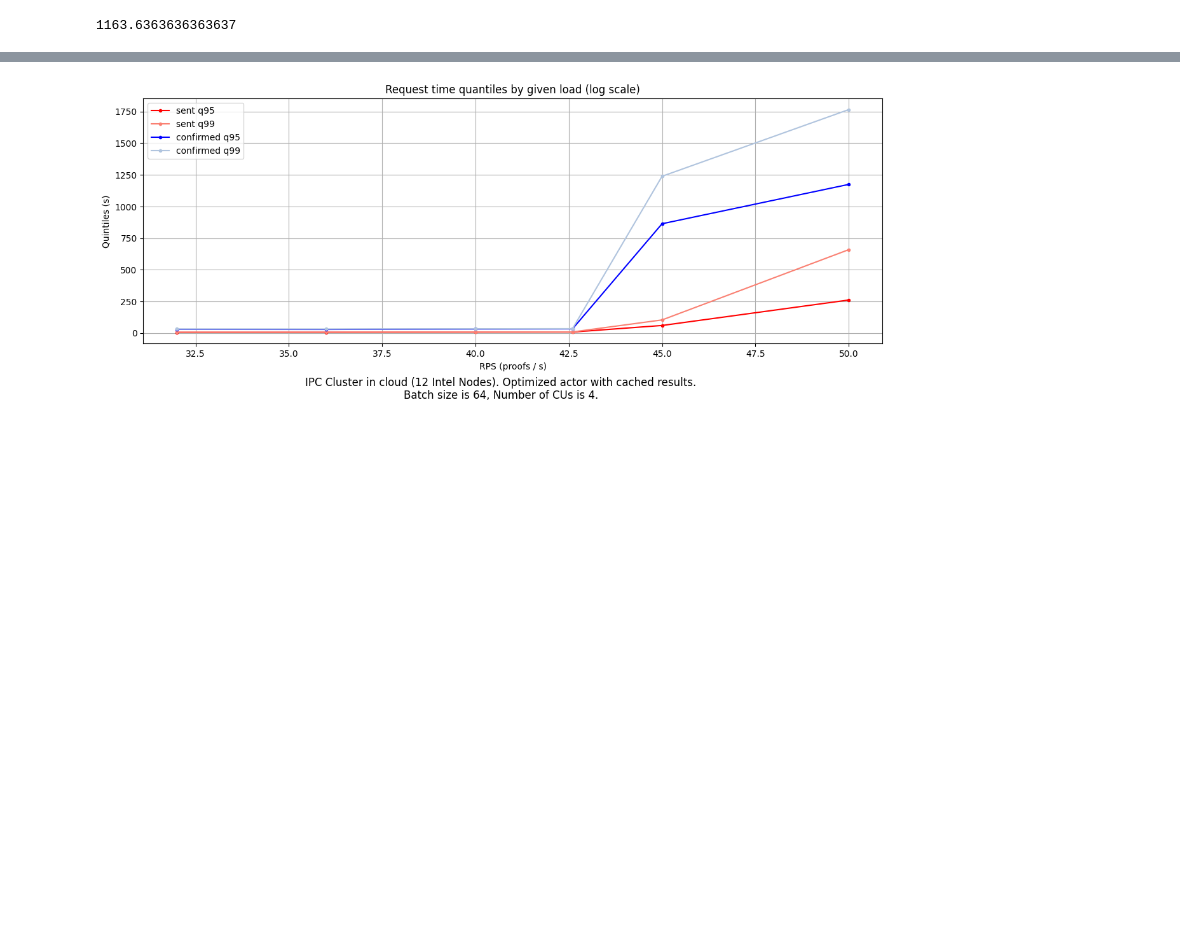
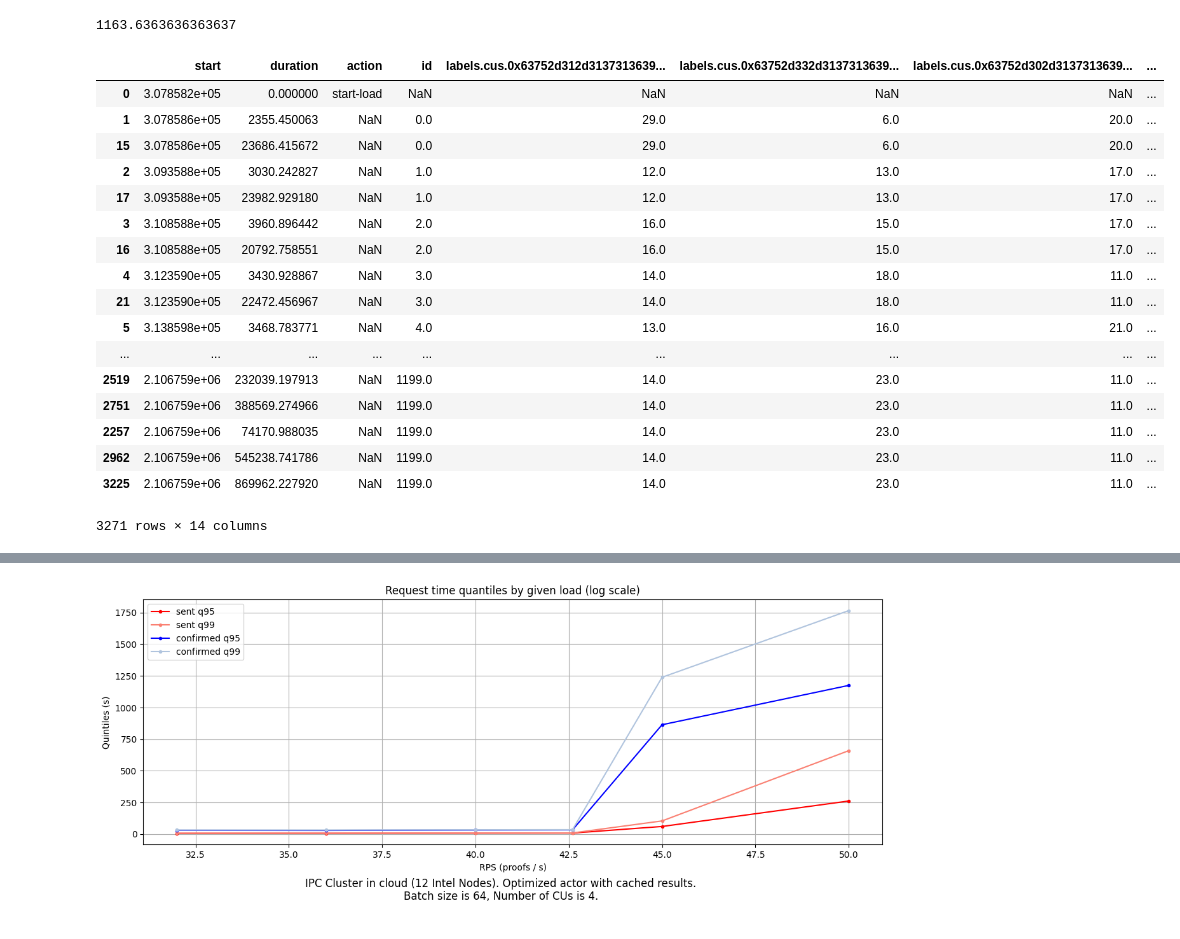
Before and after one commit to fluencelabs/ipc-load-test, a Jupyter notebook: analysis/Analysis.ipynb, the cells around one changed output, grey strips where cells are left out. Saved outputs shown, nothing was run; the diff lists cells and outputs as text; code cells hidden in the pictures; blank space fills up the shorter version.

```diff
--- a/analysis/Analysis.ipynb
+++ b/analysis/Analysis.ipynb
@@ -38,3 +39,24 @@ points.rename(columns={
 }, inplace=True)
 points["end"] = points['start'] + points['duration']
 points.sort_values(by='start', inplace=True)
+# %%
+points
+# %% [output]
+|  | start | duration | action | id | labels.cus.0x63752d312d3137313639... | labels.cus.0x63752d332d3137313639... | labels.cus.0x63752d302d3137313639... | ... |
+| 0 | 3.078582e+05 | 0.000000 | start-load | NaN | NaN | NaN | NaN | ... |
+| 1 | 3.078586e+05 | 2355.450063 | NaN | 0.0 | 29.0 | 6.0 | 20.0 | ... |
+| 15 | 3.078586e+05 | 23686.415672 | NaN | 0.0 | 29.0 | 6.0 | 20.0 | ... |
+| 2 | 3.093588e+05 | 3030.242827 | NaN | 1.0 | 12.0 | 13.0 | 17.0 | ... |
+| 17 | 3.093588e+05 | 23982.929180 | NaN | 1.0 | 12.0 | 13.0 | 17.0 | ... |
+| 3 | 3.108588e+05 | 3960.896442 | NaN | 2.0 | 16.0 | 15.0 | 17.0 | ... |
+| 16 | 3.108588e+05 | 20792.758551 | NaN | 2.0 | 16.0 | 15.0 | 17.0 | ... |
+| 4 | 3.123590e+05 | 3430.928867 | NaN | 3.0 | 14.0 | 18.0 | 11.0 | ... |
+| 21 | 3.123590e+05 | 22472.456967 | NaN | 3.0 | 14.0 | 18.0 | 11.0 | ... |
+| 5 | 3.138598e+05 | 3468.783771 | NaN | 4.0 | 13.0 | 16.0 | 21.0 | ... |
+| ... | ... | ... | ... | ... | ... | ... | ... | ... |
+| 2519 | 2.106759e+06 | 232039.197913 | NaN | 1199.0 | 14.0 | 23.0 | 11.0 | ... |
+| 2751 | 2.106759e+06 | 388569.274966 | NaN | 1199.0 | 14.0 | 23.0 | 11.0 | ... |
+| 2257 | 2.106759e+06 | 74170.988035 | NaN | 1199.0 | 14.0 | 23.0 | 11.0 | ... |
+| 2962 | 2.106759e+06 | 545238.741786 | NaN | 1199.0 | 14.0 | 23.0 | 11.0 | ... |
+| 3225 | 2.106759e+06 | 869962.227920 | NaN | 1199.0 | 14.0 | 23.0 | 11.0 | ... |
+3271 rows × 14 columns
```
Also changed, not shown: parts of 13 cells of this notebook, 8 other files.
